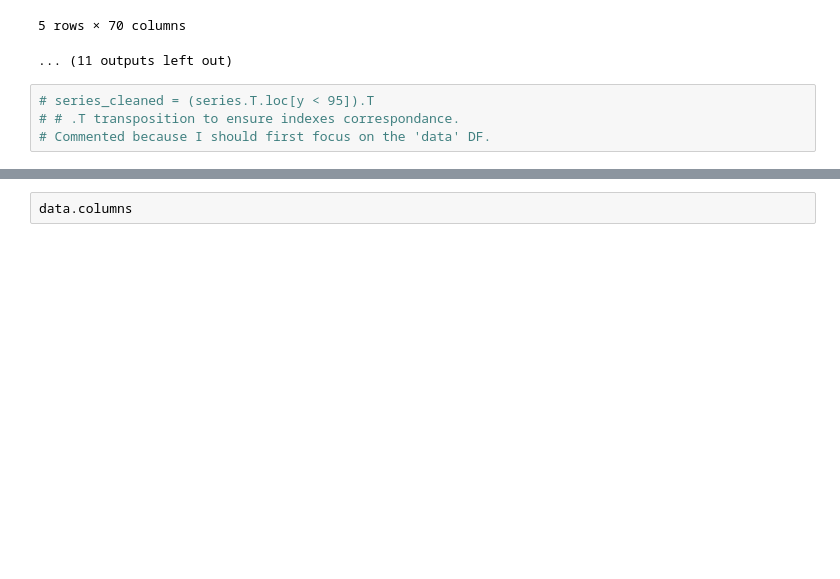
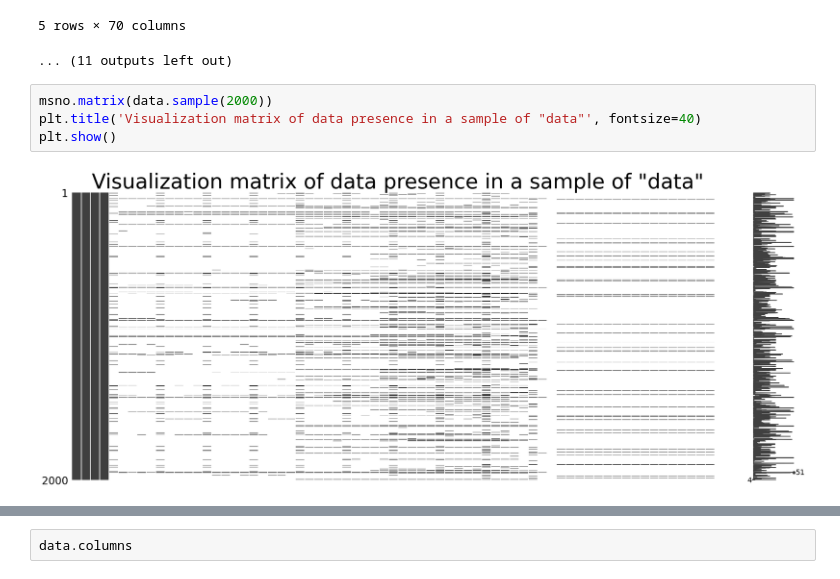
Before and after one commit to JulienfLeBoucher/OC_Edtech, a Jupyter notebook: LE-BOUCHER_Julien_1_notebook_122022.ipynb, the cells around one changed output, grey strips where cells are left out. Saved outputs shown, nothing was run; the diff lists cells and outputs as text; blank space fills up the shorter version.

```diff
--- a/LE-BOUCHER_Julien_1_notebook_122022.ipynb
+++ b/LE-BOUCHER_Julien_1_notebook_122022.ipynb
@@ -89,7 +90,9 @@ DATA
 | 4 | Arab World | ARB | Adjusted net enrolment rate, prim... | SE.PRM.TENR | 54.822121 | 54.894138 | 56.209438 | 57.267109 | ... |
 5 rows × 70 columns
 ... (11 outputs left out)
-# %%
-# series_cleaned = (series.T.loc[y < 95]).T
-# # .T transposition to ensure indexes correspondance.
-# Commented because I should first focus on the 'data' DF.
+# %%
+msno.matrix(data.sample(2000))
+plt.title('Visualization matrix of data presence in a sample of "data"', fontsize=40)
+plt.show()
+# %% [output]
+[figure, added]
```
Also changed, not shown: parts of 38 cells of this notebook.
